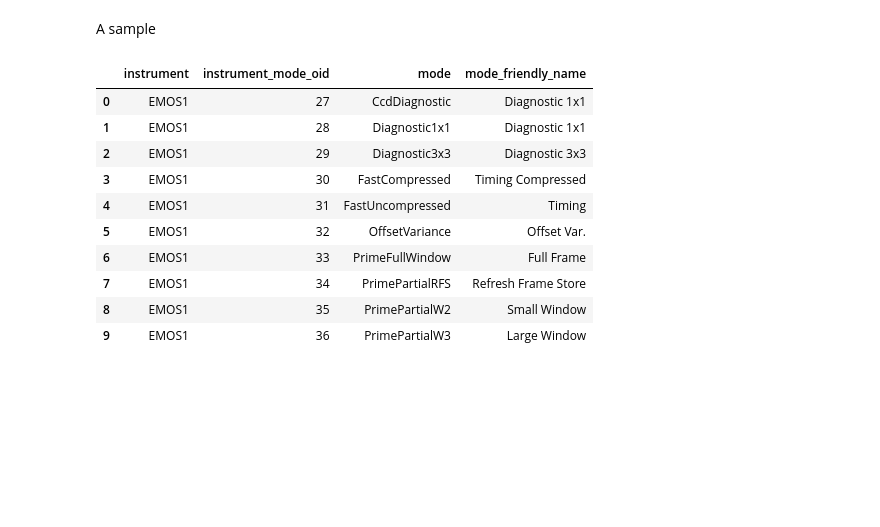
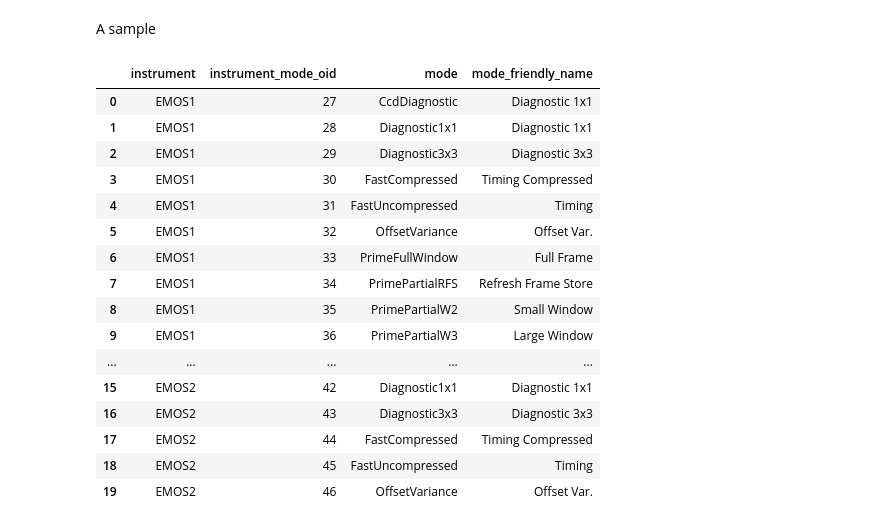
Before and after one commit to manuvazquez/VAEonXMM, a Jupyter notebook: nbs/xsa_access.ipynb, the cells around one changed output. Saved outputs shown, nothing was run; the diff lists cells and outputs as text; code cells hidden in the pictures; blank space fills up the shorter version.

```diff
--- a/nbs/xsa_access.ipynb
+++ b/nbs/xsa_access.ipynb
@@ -114,18 +114,24 @@ INFO: Done. [astroquery.utils.tap.core]
 A sample
 # %%
 table = XMMNewton.query_xsa_tap(
-    f'select TOP 10 * from {instrument_mode_table}',
+    f'select TOP 20 * from {instrument_mode_table}',
 )
 table.to_pandas()
 # %% [output]
 |  | instrument | instrument_mode_oid | mode | mode_friendly_name |
 | 0 | EMOS1 | 27 | CcdDiagnostic | Diagnostic 1x1 |
 | 1 | EMOS1 | 28 | Diagnostic1x1 | Diagnostic 1x1 |
 | 2 | EMOS1 | 29 | Diagnostic3x3 | Diagnostic 3x3 |
 | 3 | EMOS1 | 30 | FastCompressed | Timing Compressed |
 | 4 | EMOS1 | 31 | FastUncompressed | Timing |
 | 5 | EMOS1 | 32 | OffsetVariance | Offset Var. |
 | 6 | EMOS1 | 33 | PrimeFullWindow | Full Frame |
 | 7 | EMOS1 | 34 | PrimePartialRFS | Refresh Frame Store |
 | 8 | EMOS1 | 35 | PrimePartialW2 | Small Window |
 | 9 | EMOS1 | 36 | PrimePartialW3 | Large Window |
+| ... | ... | ... | ... | ... |
+| 15 | EMOS2 | 42 | Diagnostic1x1 | Diagnostic 1x1 |
+| 16 | EMOS2 | 43 | Diagnostic3x3 | Diagnostic 3x3 |
+| 17 | EMOS2 | 44 | FastCompressed | Timing Compressed |
+| 18 | EMOS2 | 45 | FastUncompressed | Timing |
+| 19 | EMOS2 | 46 | OffsetVariance | Offset Var. |
```
Also changed, not shown: parts of 2 cells of this notebook, 5 other files.
